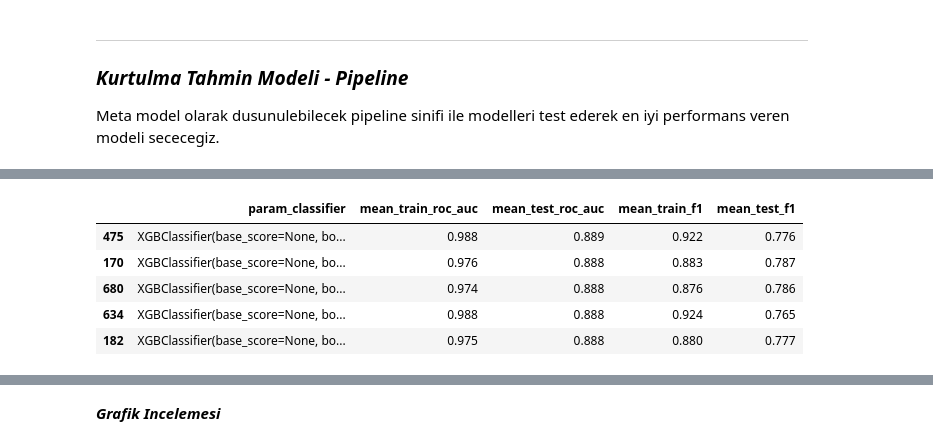
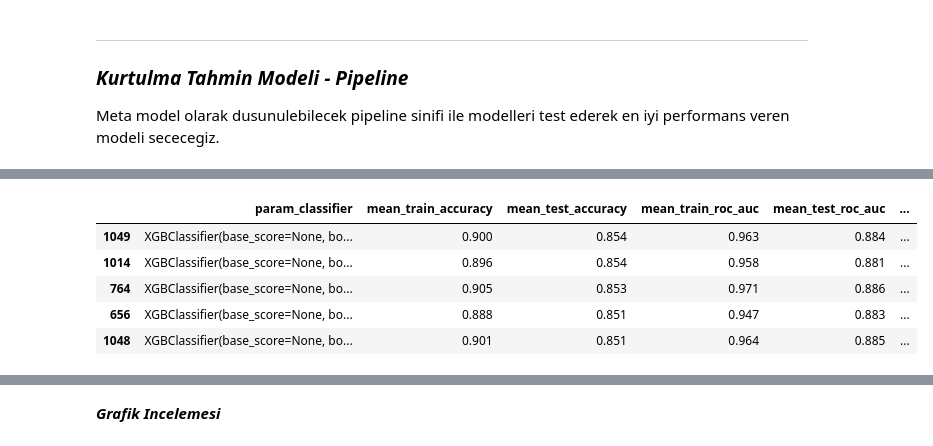
Before and after one commit to ahmetpergamum/datascience, a Jupyter notebook: 10_ml_classification_project/classification_project_titanic.ipynb, the cells around one changed output, grey strips where cells are left out. Drawn from its saved outputs; the diff is of its cells as text; code cells hidden in the pictures.

```diff
--- a/10_ml_classification_project/classification_project_titanic.ipynb
+++ b/10_ml_classification_project/classification_project_titanic.ipynb
@@ -457,8 +457,8 @@ param_grid = [{'classifier': [KNeighborsClassifier()], 'preprocessing': [None],
                'classifier__max_depth': np.arange(3,10)}
              ]
 # gridsearch nesnesi tanimla
-grid_survive = GridSearchCV(estimator=pipe, param_grid=param_grid, scoring=['roc_auc','f1'],
-                            cv=7, n_jobs=-1, return_train_score=True, refit='roc_auc')
+grid_survive = GridSearchCV(estimator=pipe, param_grid=param_grid, scoring=['roc_auc','f1','accuracy'],
+                            cv=7, n_jobs=-1, return_train_score=True, refit='accuracy')
 # modeli egit
 grid_survive.fit(X_train, y_train)
 
@@ -496,16 +496,16 @@ grid_survive_df.head(1)
 # %%
 # sirala
-grid_survive_df = grid_survive_df.sort_values(by='mean_test_roc_auc', ascending=False)
+grid_survive_df = grid_survive_df.sort_values(by='mean_test_accuracy', ascending=False)
 # ilk siradakileri goster
-grid_survive_df.loc[:,['param_classifier','mean_train_roc_auc',
+grid_survive_df.loc[:,['param_classifier','mean_train_accuracy', 'mean_test_accuracy', 'mean_train_roc_auc',
                        'mean_test_roc_auc','mean_train_f1','mean_test_f1']].head(5)
 # %% [output]
-|  | param_classifier | mean_train_roc_auc | mean_test_roc_auc | mean_train_f1 | mean_test_f1 |
-| 475 | XGBClassifier(base_score=None, bo... | 0.988 | 0.889 | 0.922 | 0.776 |
-| 170 | XGBClassifier(base_score=None, bo... | 0.976 | 0.888 | 0.883 | 0.787 |
-| 680 | XGBClassifier(base_score=None, bo... | 0.974 | 0.888 | 0.876 | 0.786 |
-| 634 | XGBClassifier(base_score=None, bo... | 0.988 | 0.888 | 0.924 | 0.765 |
-| 182 | XGBClassifier(base_score=None, bo... | 0.975 | 0.888 | 0.880 | 0.777 |
+|  | param_classifier | mean_train_accuracy | mean_test_accuracy | mean_train_roc_auc | mean_test_roc_auc | ... |
+| 1049 | XGBClassifier(base_score=None, bo... | 0.900 | 0.854 | 0.963 | 0.884 | ... |
+| 1014 | XGBClassifier(base_score=None, bo... | 0.896 | 0.854 | 0.958 | 0.881 | ... |
+| 764 | XGBClassifier(base_score=None, bo... | 0.905 | 0.853 | 0.971 | 0.886 | ... |
+| 656 | XGBClassifier(base_score=None, bo... | 0.888 | 0.851 | 0.947 | 0.883 | ... |
+| 1048 | XGBClassifier(base_score=None, bo... | 0.901 | 0.851 | 0.964 | 0.885 | ... |
 # %%
 # her bir classifier in en iyi degerleriyle ayri bir df olustur
 best_of_classifiers = pd.DataFrame([])
```
Also changed, not shown: parts of 13 cells of this notebook.
